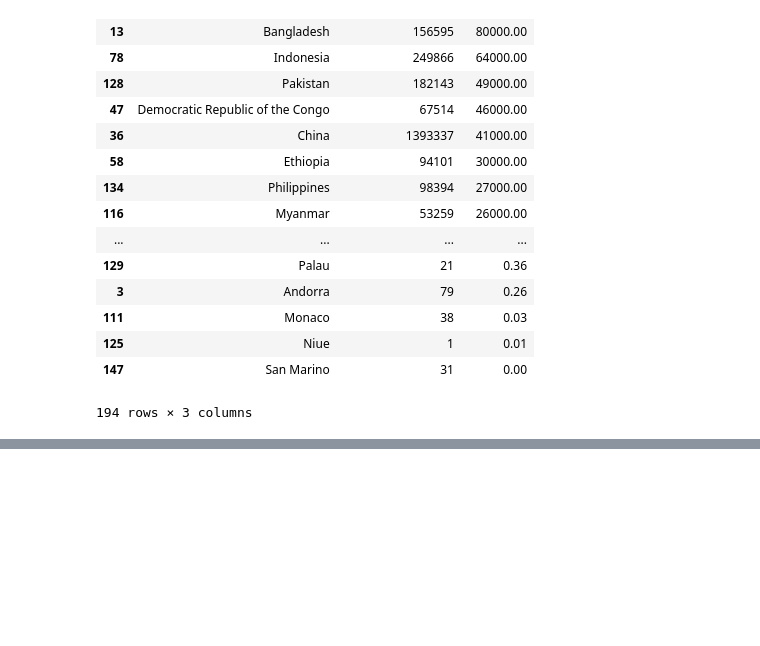
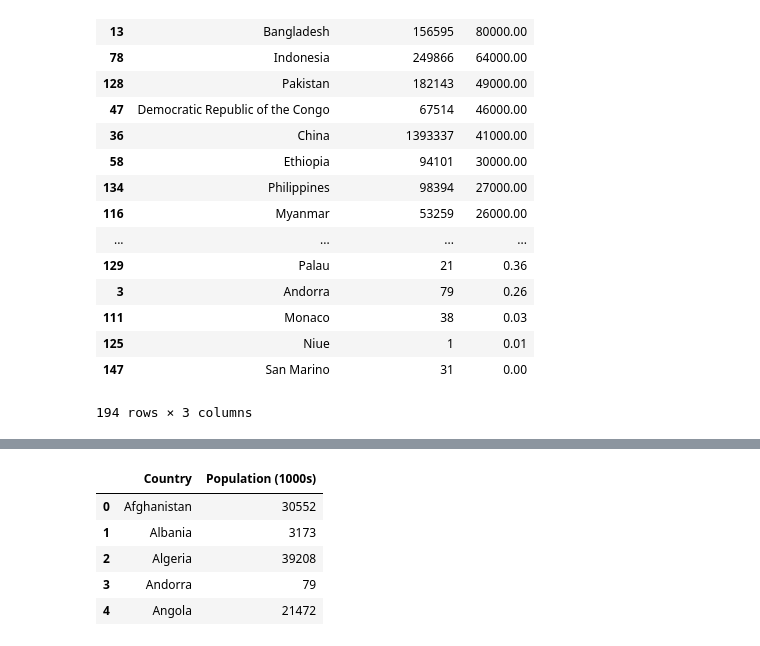
Before and after one commit to geokai/Learn_To_Code_For_Data_Science, a Jupyter notebook: Course_Notebooks/week_1_final_bits.ipynb, the cells around one changed output, grey strips where cells are left out. Cells and saved outputs as stored; diff of their text form; code cells hidden in the pictures; blank space fills up the shorter version.

```diff
--- a/Course_Notebooks/week_1_final_bits.ipynb
+++ b/Course_Notebooks/week_1_final_bits.ipynb
@@ -70,0 +107,9 @@ df.sort('TB deaths', ascending=False)
+# %%
+df[['Country', 'Population (1000s)']].head()
+# %% [output]
+|  | Country | Population (1000s) |
+| 0 | Afghanistan | 30552 |
+| 1 | Albania | 3173 |
+| 2 | Algeria | 39208 |
+| 3 | Andorra | 79 |
+| 4 | Angola | 21472 |
```
Also changed, not shown: parts of 9 cells of this notebook, 1 other file.
